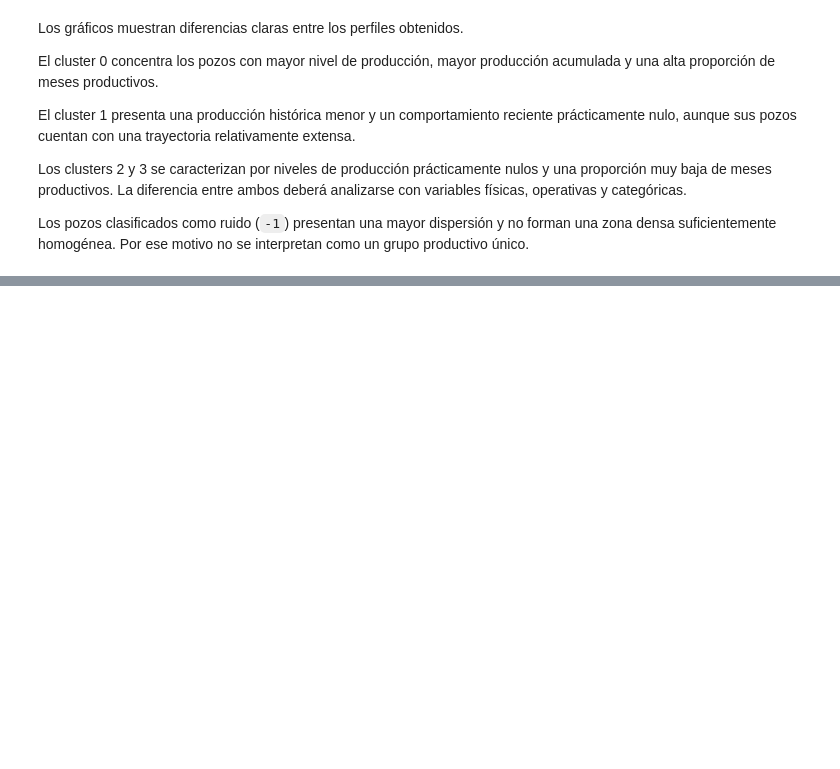
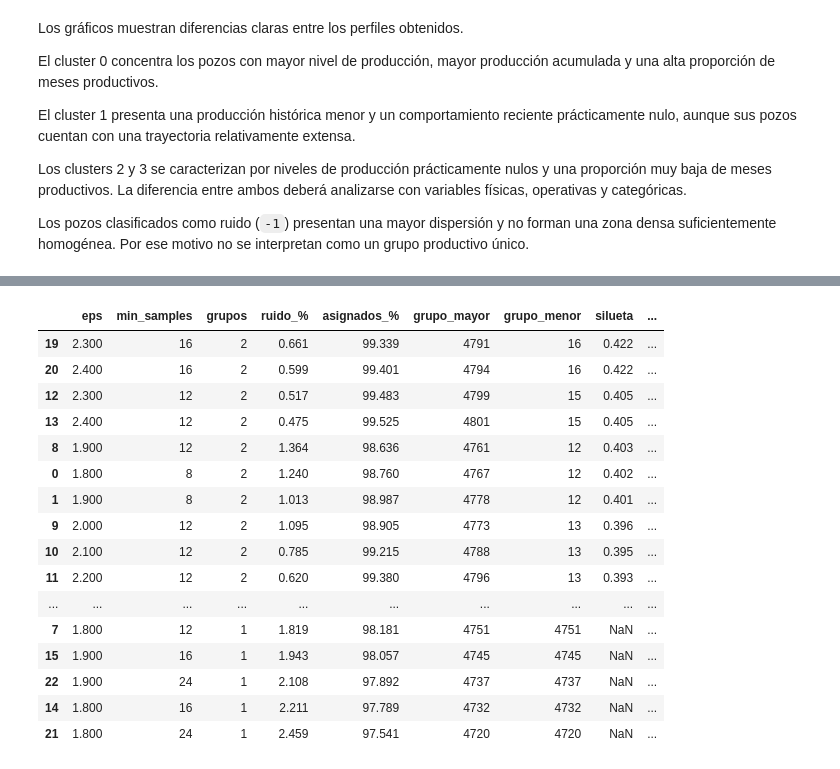
Before and after one commit to alexParedes027/oil-production-prediction, a Jupyter notebook: notebooks/07_modelado_clustering.ipynb, the cells around one changed output, grey strips where cells are left out. Drawn from its saved outputs; the diff is of its cells as text; code cells hidden in the pictures; blank space fills up the shorter version.

```diff
--- a/notebooks/07_modelado_clustering.ipynb
+++ b/notebooks/07_modelado_clustering.ipynb
@@ -928,0 +1242,49 @@ Los pozos clasificados como ruido (`-1`) presentan una mayor dispersión y no fo
+# %%
+eps_valores_pca = np.arange(
+    1.8,
+    2.41,
+    0.1
+)
+
+min_samples_valores_pca = [
+    8,
+    12,
+    16,
+    24,
+]
+
+grilla_resultados_pca = grilla_dbscan(
+    X_pca_7.to_numpy(),
+    eps_valores_pca,
+    min_samples_valores_pca,
+)
+
+resultados_pca_ordenados = (
+    grilla_resultados_pca
+    .sort_values(
+        ["silueta", "ruido_%"],
+        ascending=[False, True],
+    )
+)
+
+display(
+    resultados_pca_ordenados
+)
+# %% [output]
+|  | eps | min_samples | grupos | ruido_% | asignados_% | grupo_mayor | grupo_menor | silueta | ... |
+| 19 | 2.300 | 16 | 2 | 0.661 | 99.339 | 4791 | 16 | 0.422 | ... |
+| 20 | 2.400 | 16 | 2 | 0.599 | 99.401 | 4794 | 16 | 0.422 | ... |
+| 12 | 2.300 | 12 | 2 | 0.517 | 99.483 | 4799 | 15 | 0.405 | ... |
+| 13 | 2.400 | 12 | 2 | 0.475 | 99.525 | 4801 | 15 | 0.405 | ... |
+| 8 | 1.900 | 12 | 2 | 1.364 | 98.636 | 4761 | 12 | 0.403 | ... |
+| 0 | 1.800 | 8 | 2 | 1.240 | 98.760 | 4767 | 12 | 0.402 | ... |
+| 1 | 1.900 | 8 | 2 | 1.013 | 98.987 | 4778 | 12 | 0.401 | ... |
+| 9 | 2.000 | 12 | 2 | 1.095 | 98.905 | 4773 | 13 | 0.396 | ... |
+| 10 | 2.100 | 12 | 2 | 0.785 | 99.215 | 4788 | 13 | 0.395 | ... |
+| 11 | 2.200 | 12 | 2 | 0.620 | 99.380 | 4796 | 13 | 0.393 | ... |
+| ... | ... | ... | ... | ... | ... | ... | ... | ... | ... |
+| 7 | 1.800 | 12 | 1 | 1.819 | 98.181 | 4751 | 4751 | NaN | ... |
+| 15 | 1.900 | 16 | 1 | 1.943 | 98.057 | 4745 | 4745 | NaN | ... |
+| 22 | 1.900 | 24 | 1 | 2.108 | 97.892 | 4737 | 4737 | NaN | ... |
+| 14 | 1.800 | 16 | 1 | 2.211 | 97.789 | 4732 | 4732 | NaN | ... |
+| 21 | 1.800 | 24 | 1 | 2.459 | 97.541 | 4720 | 4720 | NaN | ... |
```
Also changed, not shown: parts of 63 cells of this notebook.
